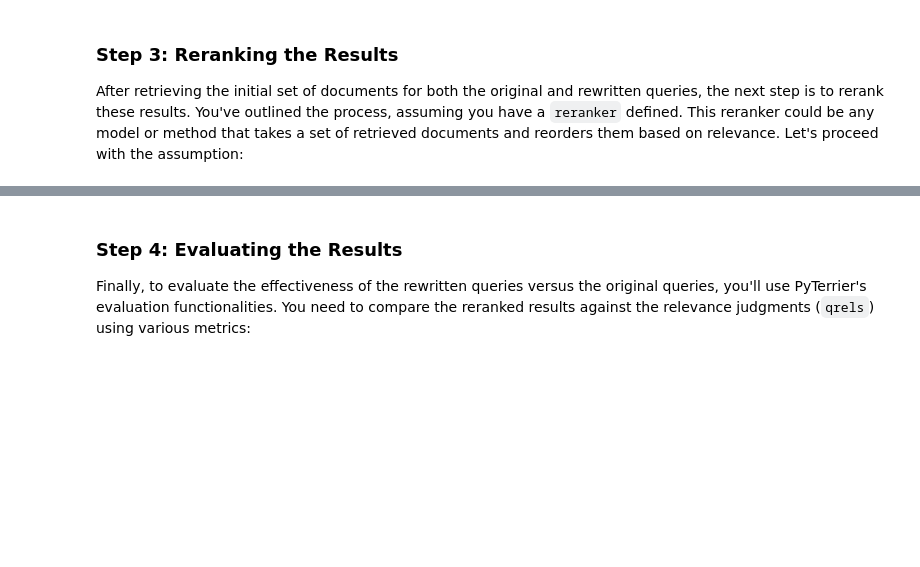
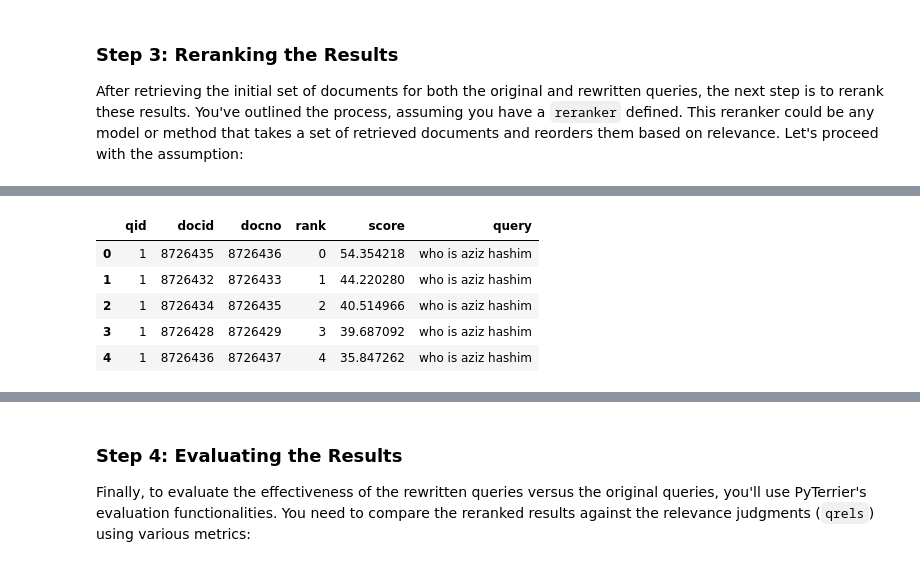
Before and after one commit to zowie128/IR-project, a Jupyter notebook: IR_Project.ipynb, the cells around one changed output, grey strips where cells are left out. Drawn from its saved outputs; the diff is of its cells as text; code cells hidden in the pictures; blank space fills up the shorter version.

```diff
--- a/IR_Project.ipynb
+++ b/IR_Project.ipynb
@@ -288,0 +312,9 @@ NameError: name 'reranker' is not defined
+# %%
+original_res.head()
+# %% [output]
+|  | qid | docid | docno | rank | score | query |
+| 0 | 1 | 8726435 | 8726436 | 0 | 54.354218 | who is aziz hashim |
+| 1 | 1 | 8726432 | 8726433 | 1 | 44.220280 | who is aziz hashim |
+| 2 | 1 | 8726434 | 8726435 | 2 | 40.514966 | who is aziz hashim |
+| 3 | 1 | 8726428 | 8726429 | 3 | 39.687092 | who is aziz hashim |
+| 4 | 1 | 8726436 | 8726437 | 4 | 35.847262 | who is aziz hashim |
```
Also changed, not shown: parts of 6 cells of this notebook, 1 other file.
